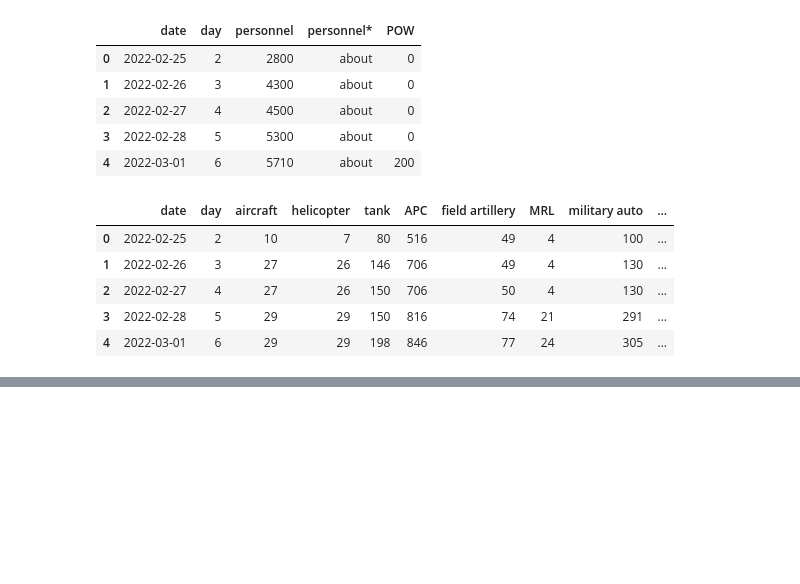
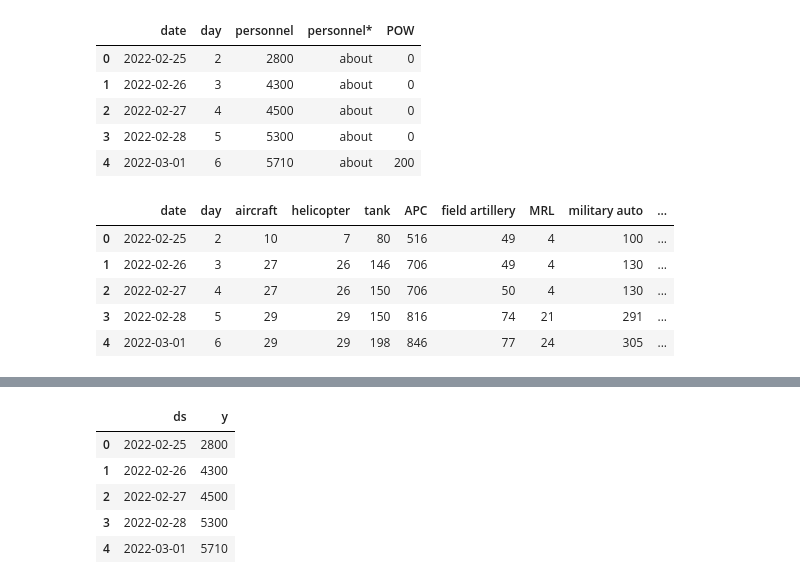
Before and after one commit to choarauc/prophet, a Jupyter notebook: perte_russe.ipynb, the cells around one changed output, grey strips where cells are left out. Saved outputs shown, nothing was run; the diff lists cells and outputs as text; code cells hidden in the pictures; blank space fills up the shorter version.

```diff
--- a/perte_russe.ipynb
+++ b/perte_russe.ipynb
@@ -123,0 +164,10 @@ fig.show()
+# %%
+df_prophet = df_prophet.rename(columns={'date':'ds', 'personnel':'y'})
+df_prophet.head()
+# %% [output]
+|  | ds | y |
+| 0 | 2022-02-25 | 2800 |
+| 1 | 2022-02-26 | 4300 |
+| 2 | 2022-02-27 | 4500 |
+| 3 | 2022-02-28 | 5300 |
+| 4 | 2022-03-01 | 5710 |
```
Also changed, not shown: parts of 14 cells of this notebook.
